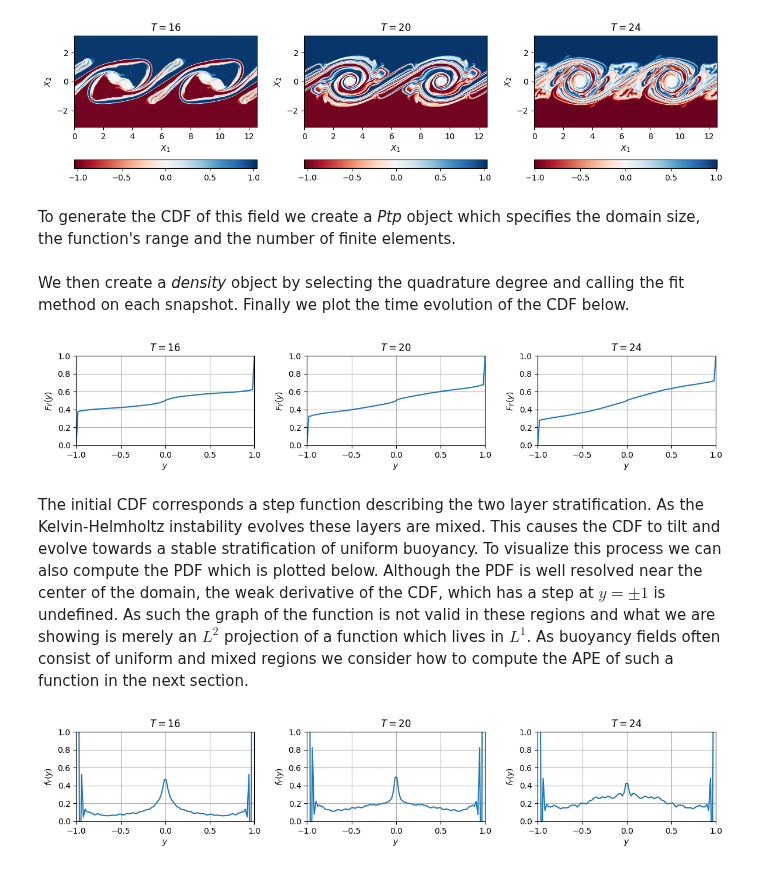
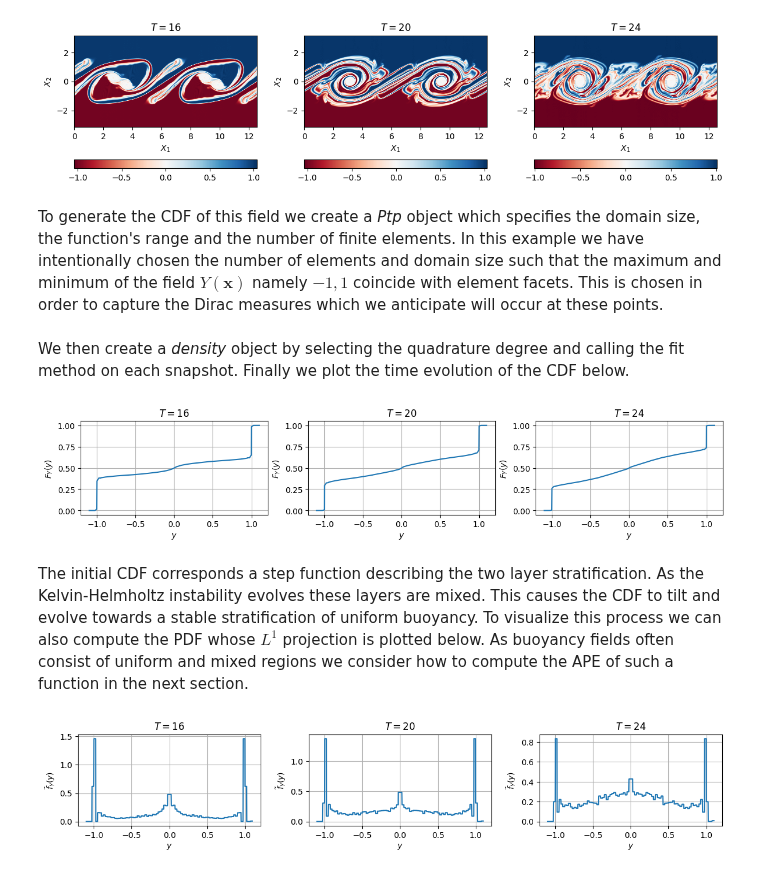
Before and after one commit to D-stratify/Numdf, a Jupyter notebook: notebooks/example_notebooks/Example_2_numerical_functions.ipynb, the cells around one changed output. Saved outputs shown, nothing was run; the diff lists cells and outputs as text; code cells hidden in the pictures.

```diff
--- a/notebooks/example_notebooks/Example_2_numerical_functions.ipynb
+++ b/notebooks/example_notebooks/Example_2_numerical_functions.ipynb
@@ -83,9 +83,9 @@ To approximate the cdf of $Y(\mathbf{x})$ using NumDF we first create a *Ptp* ob
 # %%
 y_min = -0.024
 y_max =  0.024
-ptp = Ptp(Omega_X={'x1': (0, 2*np.pi/k), 'x2': (0, 1)}, Omega_Y={'Y': (y_min, y_max)}, n_elements=100)
+ptp = Ptp(Omega_X={'x1': (0, 2*np.pi/k), 'x2': (0, 1)}, Omega_Y={'Y': (y_min, y_max)}, n_elements=200)
 # %% [markdown]
 We can then pass *Y_numerical* directly to *ptp.fit()* which identifies it as a python callable. This method can then evaluate $Y(\mathbf{x})$ on a *Quadrature Element* using a number of points directly determined by the *quadrature_degree* parameter.
 # %%
-density = ptp.fit(Y_numerical, quadrature_degree=500)
+density = ptp.fit(Y_numerical, quadrature_degree=1000)
 # %% [markdown]
@@ -191,59 +191,53 @@ plt.show()
 # %% [output]
 [figure]
 # %% [markdown]
-To generate the CDF of this field we create a *Ptp* object which specifies the domain size, the function's range and the number of finite elements.
+To generate the CDF of this field we create a *Ptp* object which specifies the domain size, the function's range and the number of finite elements. In this example we have intentionally chosen the number of elements and domain size such that the maximum and minimum of the field $Y(\mathbf{x})$ namely $-1,1$ coincide with element facets. This is chosen in order to capture the Dirac measures which we anticipate will occur at these points.
 # %%
-ptp = Ptp(Omega_X={'x1': (0, 4*np.pi), 'x2': (-np.pi, np.pi)}, Omega_Y={'Y': (-1,1)}, n_elements=100)
+ptp = Ptp(Omega_X={'x1': (0, 4*np.pi), 'x2': (-np.pi, np.pi)}, Omega_Y={'Y': (-1.1,1.1)}, n_elements=88)
 # %% [markdown]
 We then create a *density* object by selecting the quadrature degree and calling the fit method on each snapshot. Finally we plot the time evolution of the CDF below.
 # %%
 fig, ax = plt.subplots(ncols=3,figsize=(12,4))
 
-y = np.linspace(-1, 1, 10**2)
+y = np.linspace(-1.1, 1.1, 10**3)
 
+PDFs = []
 for ax0,time in zip(ax, Times):
 
     Y = lambda X: Y_numerical(X,time=time)
     density = ptp.fit(Y, quadrature_degree=500)
 
     F = np.asarray(density.cdf.at(y))
+    f = np.asarray(density.pdf['f_tilde'].at(y))
+
+    PDFs.append(f)
+
     ax0.plot(y,F)
-
     ax0.set_title(r'$T=%d$'%time)
     ax0.set_ylabel(r'$F_Y(y)$')
     ax0.set_xlabel(r'$y$')
-    ax0.set_ylim([0,1])
-    ax0.set_xlim([-1,1])
     ax0.set_box_aspect(0.5)
     ax0.grid()
 
 fig.tight_layout()
 plt.show()
 # %% [output]
-[figure, old version]
+[figure, new version]
 # %% [markdown]
-The initial CDF corresponds a step function describing the two layer stratification. As the Kelvin-Helmholtz instability evolves these layers are mixed. This causes the CDF to tilt and evolve towards a stable stratification of uniform buoyancy. To visualize this process we can also compute the PDF which is plotted below. Although the PDF is well resolved near the center of the domain, the weak derivative of the CDF, which has a step at $y=\pm 1$ is undefined. As such the graph of the function is not valid in these regions and what we are showing is merely an $L^2$ projection of a function which lives in $L^1$. As buoyancy fields often consist of uniform and mixed regions we consider how to compute the APE of such a function in the next section.
+The initial CDF corresponds a step function describing the two layer stratification. As the Kelvin-Helmholtz instability evolves these layers are mixed. This causes the CDF to tilt and evolve towards a stable stratification of uniform buoyancy. To visualize this process we can also compute the PDF whose $L^1$ projection is plotted below. As buoyancy fields often consist of uniform and mixed regions we consider how to compute the APE of such a function in the next section.
 # %%
 fig, ax = plt.subplots(ncols=3,figsize=(12,4))
 
-y = np.linspace(-1, 1, 10**2)
+for ax0,time,f in zip(ax, Times, PDFs):
 
-for ax0,time in zip(ax, Times):
-
-    Y = lambda X: Y_numerical(X,time=time)
-    density = ptp.fit(Y, quadrature_degree=1000)
-
-    f = np.asarray(density.pdf.at(y))
-    ax0.plot(y,f)
+    ax0.plot(y, f)
     ax0.set_title(r'$T=%d$'%time)
     ax0.set_xlabel(r'$y$')
-    ax0.set_ylabel(r'$f_Y(y)$')
-    ax0.set_ylim([0,1])
-    ax0.set_xlim([-1,1])
+    ax0.set_ylabel(r'$\tilde{f}_Y(y)$')
     ax0.set_box_aspect(0.5)
     ax0.grid()
 
 fig.tight_layout()
 plt.show()
 # %% [output]
-[figure, old version]
+[figure, new version]
```
Also changed, not shown: parts of 3 cells of this notebook, 9 other files.
